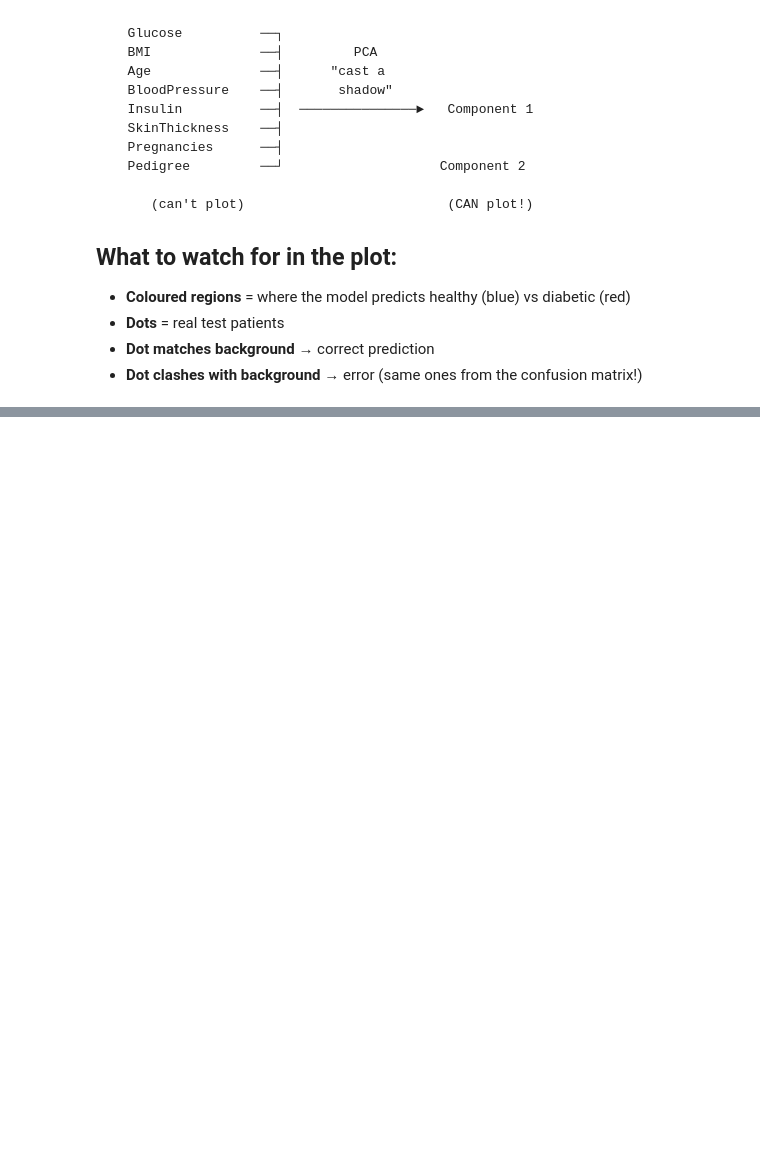
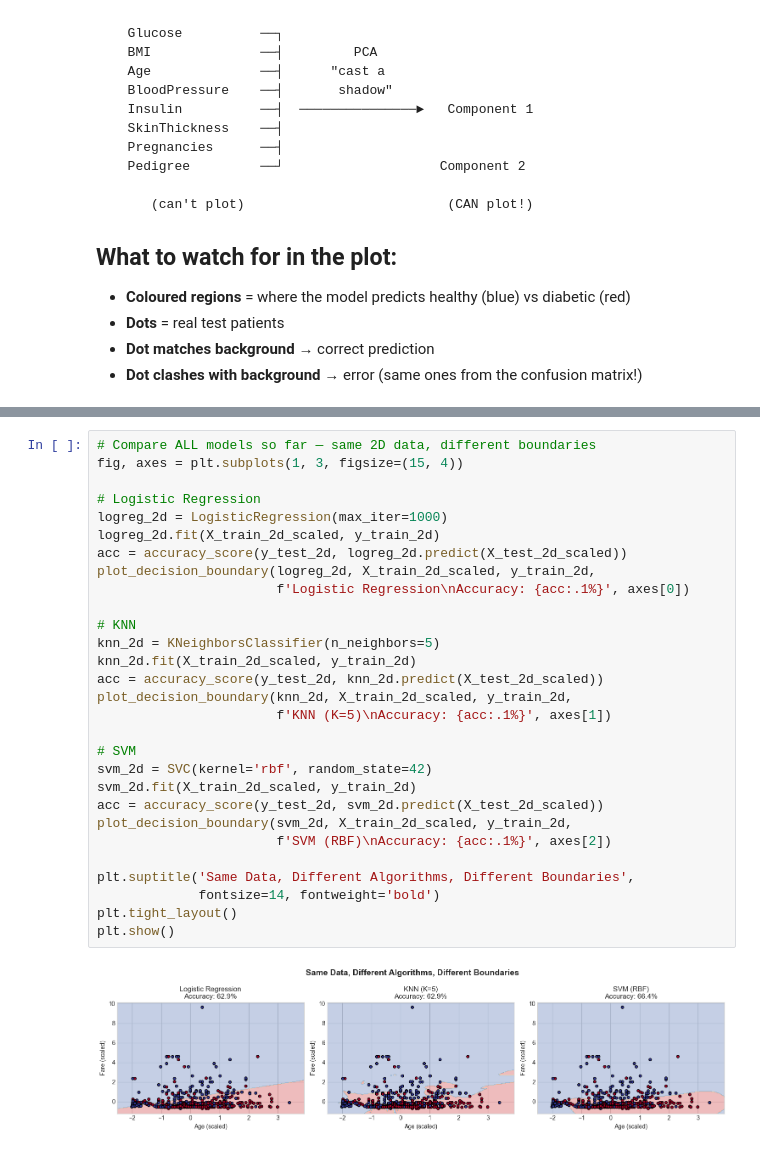
Before and after one commit to damanadidier/DI_Bootcamp, a Jupyter notebook: Lectures/learning_classification.ipynb, the cells around one changed output, grey strips where cells are left out. Drawn from its saved outputs; the diff is of its cells as text; blank space fills up the shorter version.

```diff
--- a/Lectures/learning_classification.ipynb
+++ b/Lectures/learning_classification.ipynb
@@ -1139,0 +1833,31 @@ weighted avg       0.76      0.75      0.75       154
+# %%
+# Compare ALL models so far — same 2D data, different boundaries
+fig, axes = plt.subplots(1, 3, figsize=(15, 4))
+
+# Logistic Regression
+logreg_2d = LogisticRegression(max_iter=1000)
+logreg_2d.fit(X_train_2d_scaled, y_train_2d)
+acc = accuracy_score(y_test_2d, logreg_2d.predict(X_test_2d_scaled))
+plot_decision_boundary(logreg_2d, X_train_2d_scaled, y_train_2d,
+                       f'Logistic Regression\nAccuracy: {acc:.1%}', axes[0])
+
+# KNN
+knn_2d = KNeighborsClassifier(n_neighbors=5)
+knn_2d.fit(X_train_2d_scaled, y_train_2d)
+acc = accuracy_score(y_test_2d, knn_2d.predict(X_test_2d_scaled))
+plot_decision_boundary(knn_2d, X_train_2d_scaled, y_train_2d,
+                       f'KNN (K=5)\nAccuracy: {acc:.1%}', axes[1])
+
+# SVM
+svm_2d = SVC(kernel='rbf', random_state=42)
+svm_2d.fit(X_train_2d_scaled, y_train_2d)
+acc = accuracy_score(y_test_2d, svm_2d.predict(X_test_2d_scaled))
+plot_decision_boundary(svm_2d, X_train_2d_scaled, y_train_2d,
+                       f'SVM (RBF)\nAccuracy: {acc:.1%}', axes[2])
+
+plt.suptitle('Same Data, Different Algorithms, Different Boundaries',
+             fontsize=14, fontweight='bold')
+plt.tight_layout()
+plt.show()
+# %% [output]
+[figure, added]
```
Also changed, not shown: parts of 35 cells of this notebook.
